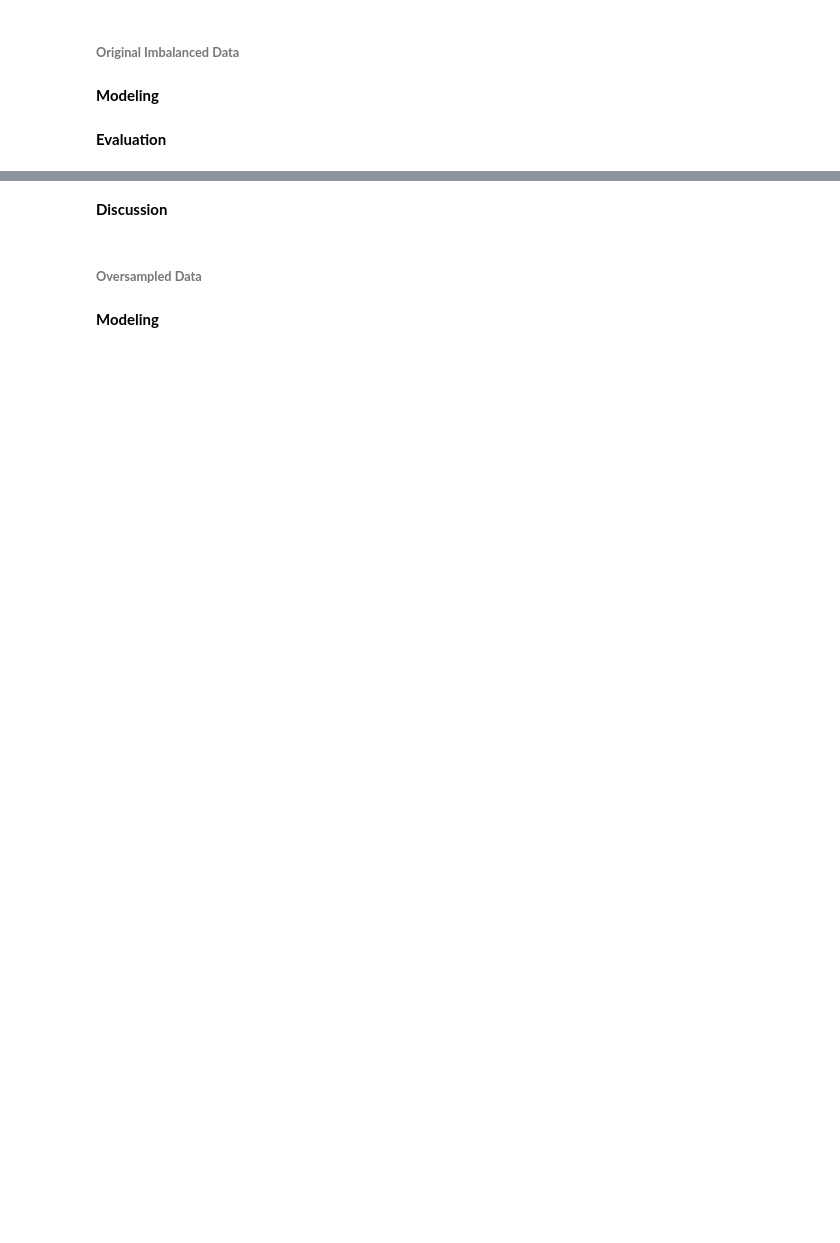
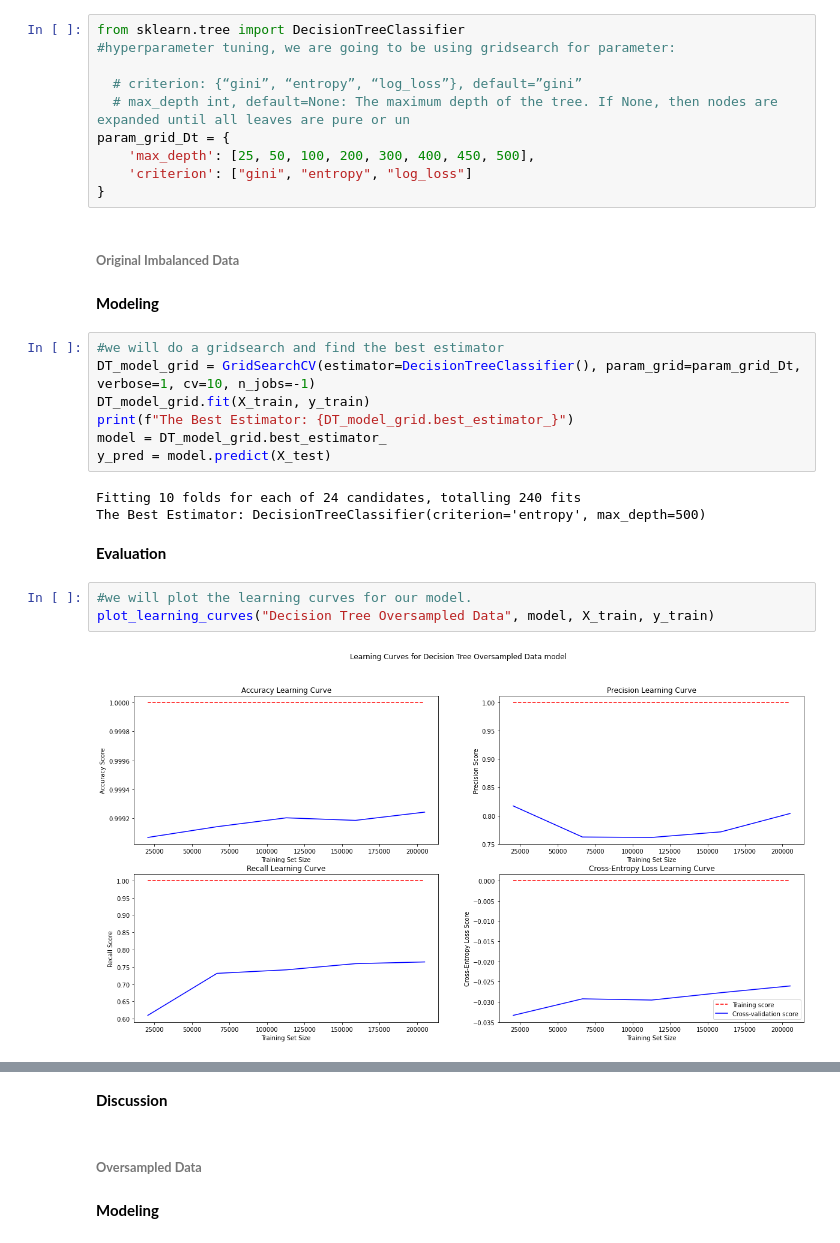
Before and after one commit to kkrusere/Credit-Card-Fraud-Anomaly-Outlier-Detection, a Jupyter notebook: Credit_Card_fraud_detection.ipynb, the cells around one changed output, grey strips where cells are left out. Drawn from its saved outputs; the diff is of its cells as text; blank space fills up the shorter version.

```diff
--- a/Credit_Card_fraud_detection.ipynb
+++ b/Credit_Card_fraud_detection.ipynb
@@ -1084,6 +1080,31 @@ from sklearn.tree import DecisionTreeClassifier
+# %%
+from sklearn.tree import DecisionTreeClassifier
+#hyperparameter tuning, we are going to be using gridsearch for parameter:
+
+  # criterion: {“gini”, “entropy”, “log_loss”}, default=”gini”
+  # max_depth int, default=None: The maximum depth of the tree. If None, then nodes are expanded until all leaves are pure or un
+param_grid_Dt = {
+    'max_depth': [25, 50, 100, 200, 300, 400, 450, 500],
+    'criterion': ["gini", "entropy", "log_loss"]
+}
 # %% [markdown]
 ###### **Original Imbalanced Data**
 # %% [markdown]
 **Modeling**
+# %%
+#we will do a gridsearch and find the best estimator
+DT_model_grid = GridSearchCV(estimator=DecisionTreeClassifier(), param_grid=param_grid_Dt, verbose=1, cv=10, n_jobs=-1)
+DT_model_grid.fit(X_train, y_train)
+print(f"The Best Estimator: {DT_model_grid.best_estimator_}")
+model = DT_model_grid.best_estimator_
+y_pred = model.predict(X_test)
+# %% [output]
+Fitting 10 folds for each of 24 candidates, totalling 240 fits
+The Best Estimator: DecisionTreeClassifier(criterion='entropy', max_depth=500)
 # %% [markdown]
 **Evaluation**
+# %%
+#we will plot the learning curves for our model.
+plot_learning_curves("Decision Tree Oversampled Data", model, X_train, y_train)
+# %% [output]
+[figure, added]
```
Also changed, not shown: parts of 38 cells of this notebook.
